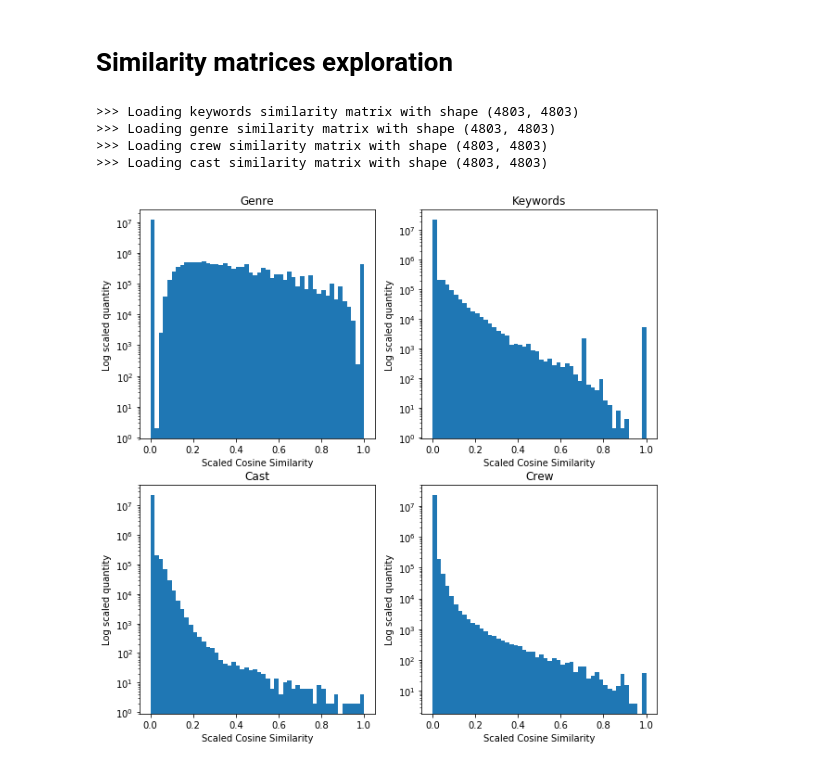
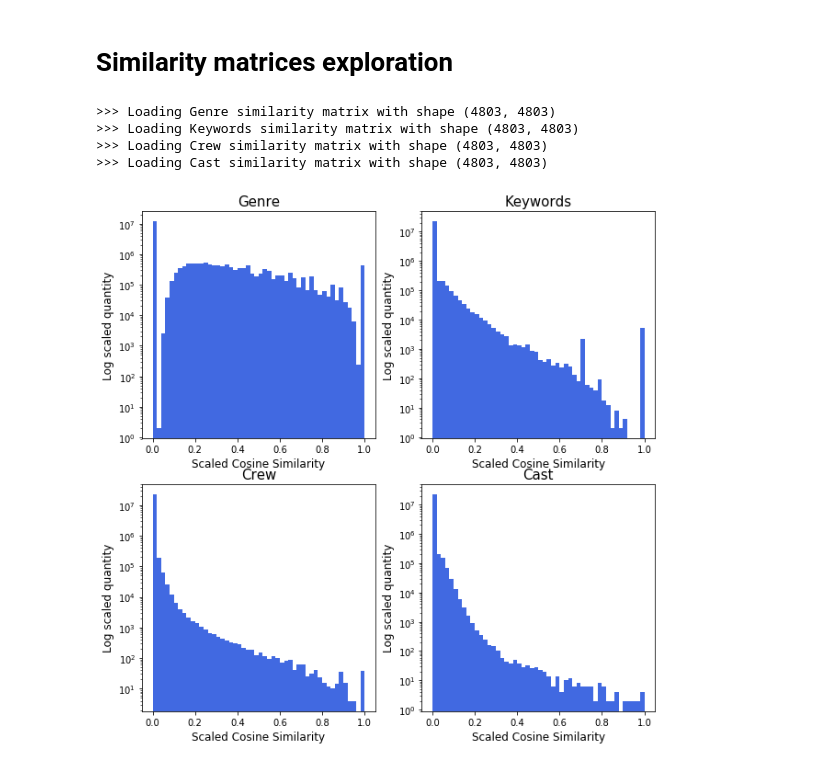
Before and after one commit to antoine-spahr/NTDS, a Jupyter notebook: Project/Prior Exploration.ipynb, the cells around one changed output. Cells and saved outputs as stored; diff of their text form; code cells hidden in the pictures.

```diff
--- a/Project/Prior Exploration.ipynb
+++ b/Project/Prior Exploration.ipynb
@@ -60,3 +55,8 @@ nominations_fraction
 # which is a statistical measure of the strength of a monotonic relationship between paired data
 
 # We compute it between oscars (or nominations) and budget, popularity, revenue, runtime, vote average, vote count
+
+corr_df = nodes_attributes_df.corr(method = 'spearman').loc[:,['Oscars','Nominations']]
+
+# To remove reduntant information
+corr_df = corr_df.iloc[:-2,:]
@@ -73,0 +63,10 @@ corr_df.iloc[:-2,:]
+# %%
+# Bar plots to visualize Spearman correlation
+ax = corr_df.plot.bar(rot=0,figsize=(10,10),color=['gold','skyblue'])
+
+ax.set_title("Spearman correlation between features and Oscars (or Nominations)",size=18)
+ax.set_xlabel("Features",size=12)
+ax.set_ylabel("Spearman correlation ",size=12)
+ax.grid(True, which='major', axis='y')
+ax.set_axisbelow(True)
+plt.show()
@@ -74,30 +75,27 @@ corr_df.iloc[:-2,:]
 # %% [markdown]
 # Similarity matrices exploration
 # %%
+# Loading similarity matrices previously computed
 sim_mat = {}
-names = ['keywords', 'genre', 'crew', 'cast']
-for name in names:
+feat_names = ['Genre','Keywords', 'Crew', 'Cast']
+for name in feat_names:
     with open(Data_path+'csim_'+name, 'rb') as src:
         sim_mat[name] = pickle.load(src)
         print(f'>>> Loading {name} similarity matrix with shape {sim_mat[name].shape}')
 # %% [output]
->>> Loading keywords similarity matrix with shape (4803, 4803)
->>> Loading genre similarity matrix with shape (4803, 4803)
->>> Loading crew similarity matrix with shape (4803, 4803)
->>> Loading cast similarity matrix with shape (4803, 4803)
+>>> Loading Genre similarity matrix with shape (4803, 4803)
+>>> Loading Keywords similarity matrix with shape (4803, 4803)
+>>> Loading Crew similarity matrix with shape (4803, 4803)
+>>> Loading Cast similarity matrix with shape (4803, 4803)
 # %%
-
+# Four separate graphs
 fig, axs = plt.subplots(2, 2,figsize=(10, 10))
-titles = ['Genre', 'Keywords', 'Cast', 'Crew']
-adj_mat = [ sim_mat['genre'], sim_mat['keywords'], sim_mat['cast'], sim_mat['crew']]
-for name, mat, ax in zip(titles, adj_mat, axs.reshape(-1)):
-    ax.hist(mat.values.ravel(), log=True, bins=50)
-    ax.set_title(name)
-    ax.set_xlabel('Scaled Cosine Similarity')
-    ax.set_ylabel('Log scaled quantity')
+adj_mat = sim_mat.values()
+for name, mat, ax in zip(feat_names, adj_mat, axs.reshape(-1)):
+    ax.hist(mat.values.ravel(), log=True, bins=50,color='royalblue')
+    ax.set_title(name,size=15)
+    ax.set_xlabel('Scaled Cosine Similarity',size=12)
+    ax.set_ylabel('Log scaled quantity',size=12)
 plt.show()
-
-#seaborn --> plus beau
-# kernel density distribution kde
 # %% [output]
-[figure, old version]
+[figure, new version]
```
Also changed, not shown: parts of 9 cells of this notebook.
